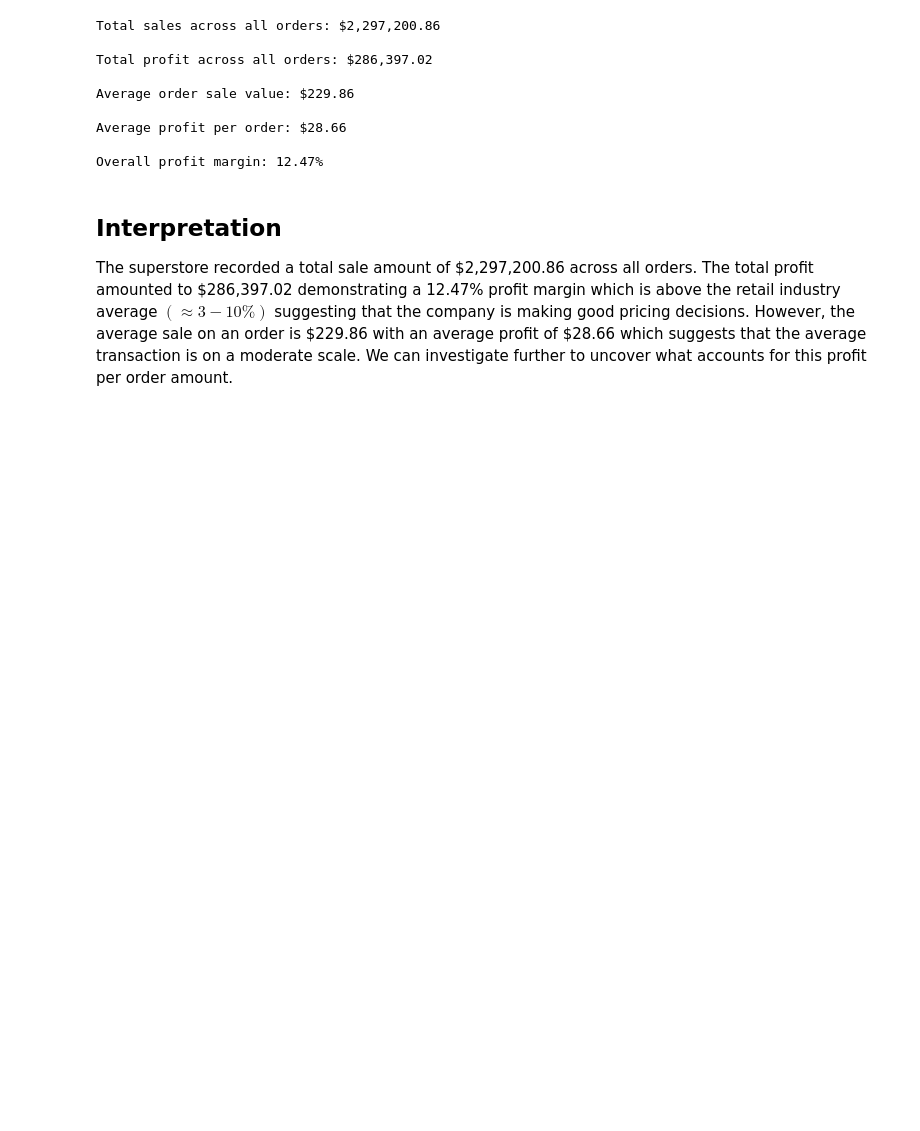
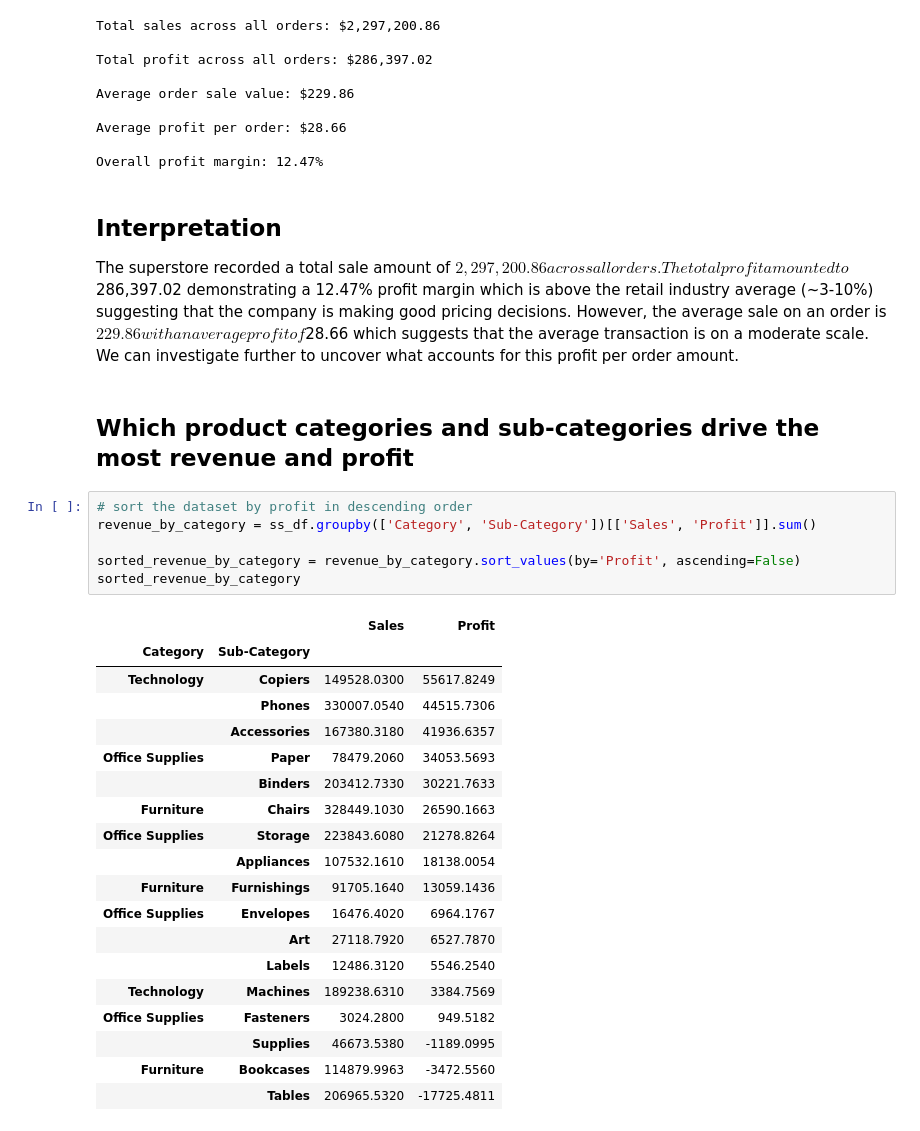
Before and after one commit to tracyruth777/eda-retail-sales, a Jupyter notebook: notebooks/01_data_exploration.ipynb, the cells around one changed output. Saved outputs shown, nothing was run; the diff lists cells and outputs as text; blank space fills up the shorter version.

```diff
--- a/notebooks/01_data_exploration.ipynb
+++ b/notebooks/01_data_exploration.ipynb
@@ -122,4 +121,32 @@ Average profit per order: $28.66
 Overall profit margin: 12.47%
 # %% [markdown]
 ## Interpretation
-The superstore recorded a total sale amount of \$2,297,200.86 across all orders. The total profit amounted to \$286,397.02 demonstrating a 12.47\% profit margin which is above the retail industry average $(\approx 3-10\%)$ suggesting that the company is making good pricing decisions. However, the average sale on an order is \$229.86 with an average profit of \$28.66 which suggests that the average transaction is on a moderate scale. We can investigate further to uncover what accounts for this profit per order amount.
+The superstore recorded a total sale amount of $2,297,200.86 across all orders. The total profit amounted to $286,397.02 demonstrating a 12.47\% profit margin which is above the retail industry average (~3-10\%) suggesting that the company is making good pricing decisions. However, the average sale on an order is $229.86 with an average profit of $28.66 which suggests that the average transaction is on a moderate scale. We can investigate further to uncover what accounts for this profit per order amount.
+# %% [markdown]
+## Which product categories and sub-categories drive the most revenue and profit
+# %%
+# sort the dataset by profit in descending order
+revenue_by_category = ss_df.groupby(['Category', 'Sub-Category'])[['Sales', 'Profit']].sum()
+
+sorted_revenue_by_category = revenue_by_category.sort_values(by='Profit', ascending=False)
+sorted_revenue_by_category
+# %% [output]
+|  |  | Sales | Profit |
+| Category | Sub-Category |  |  |
+| Technology | Copiers | 149528.0300 | 55617.8249 |
+|  | Phones | 330007.0540 | 44515.7306 |
+|  | Accessories | 167380.3180 | 41936.6357 |
+| Office Supplies | Paper | 78479.2060 | 34053.5693 |
+|  | Binders | 203412.7330 | 30221.7633 |
+| Furniture | Chairs | 328449.1030 | 26590.1663 |
+| Office Supplies | Storage | 223843.6080 | 21278.8264 |
+|  | Appliances | 107532.1610 | 18138.0054 |
+| Furniture | Furnishings | 91705.1640 | 13059.1436 |
+| Office Supplies | Envelopes | 16476.4020 | 6964.1767 |
+|  | Art | 27118.7920 | 6527.7870 |
+|  | Labels | 12486.3120 | 5546.2540 |
+| Technology | Machines | 189238.6310 | 3384.7569 |
+| Office Supplies | Fasteners | 3024.2800 | 949.5182 |
+|  | Supplies | 46673.5380 | -1189.0995 |
+| Furniture | Bookcases | 114879.9963 | -3472.5560 |
+|  | Tables | 206965.5320 | -17725.4811 |
```
Also changed, not shown: parts of 6 cells of this notebook, 1 other file.
